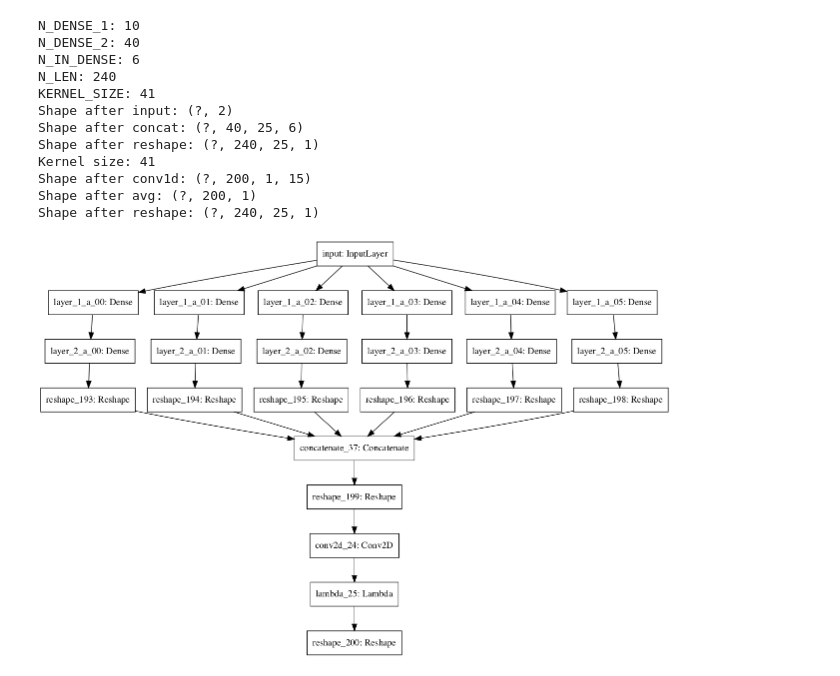
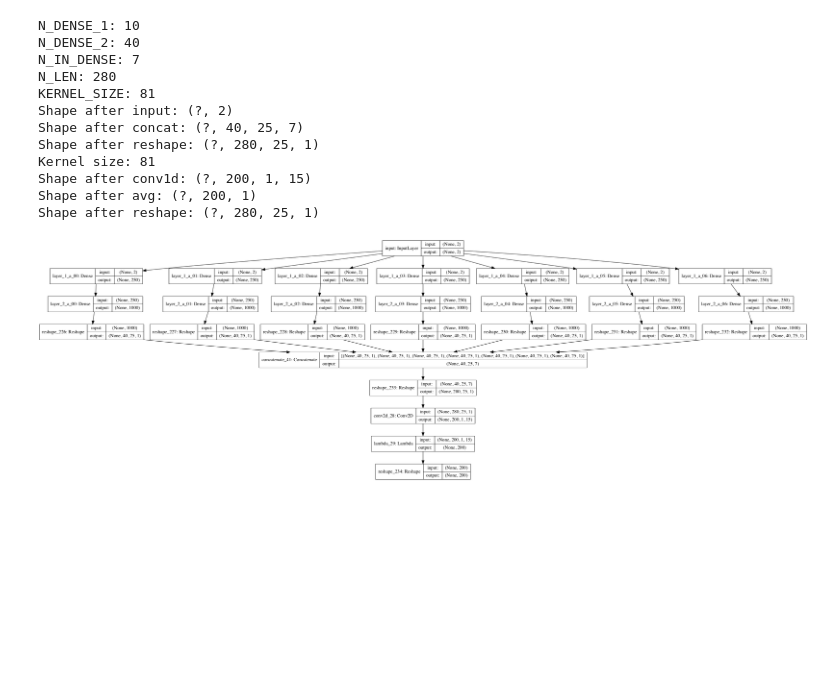
Before and after one commit to Gilles86/ep-parameter-estimation-nn, a Jupyter notebook: Stacked dense layers - 2D Conv over grid x depth.ipynb, the cells around one changed output. Saved outputs shown, nothing was run; the diff lists cells and outputs as text; code cells hidden in the pictures; blank space fills up the shorter version.

```diff
--- a/Stacked dense layers - 2D Conv over grid x depth.ipynb
+++ b/Stacked dense layers - 2D Conv over grid x depth.ipynb
@@ -87,24 +87,24 @@ x_sampled = ss.norm(mu[:, np.newaxis], sd[:, np.newaxis]).pdf(x[np.newaxis, :])
 # Transform mu to match input format.
 params = np.array((mu, sd)).T
 # %%
-model = create_model(N_SAMPLES, 15, 25)
+model = create_model(N_SAMPLES, 50, 25)
 
-plot_model(model, to_file='model.png')
+plot_model(model, show_shapes=True, to_file='model.png')
 Image(retina=True, filename='model.png')
 # %% [output]
 N_DENSE_1: 10
 N_DENSE_2: 40
-N_IN_DENSE: 6
-N_LEN: 240
-KERNEL_SIZE: 41
+N_IN_DENSE: 7
+N_LEN: 280
+KERNEL_SIZE: 81
 Shape after input: (?, 2)
-Shape after concat: (?, 40, 25, 6)
-Shape after reshape: (?, 240, 25, 1)
-Kernel size: 41
+Shape after concat: (?, 40, 25, 7)
+Shape after reshape: (?, 280, 25, 1)
+Kernel size: 81
 Shape after conv1d: (?, 200, 1, 15)
 Shape after avg: (?, 200, 1)
-Shape after reshape: (?, 240, 25, 1)
+Shape after reshape: (?, 280, 25, 1)
-[figure, old version]
+[figure, new version]
 # %%
 model.compile(optimizer='adam',
               loss='mean_squared_error')
```
Also changed, not shown: parts of 5 cells of this notebook, 6 other files.
